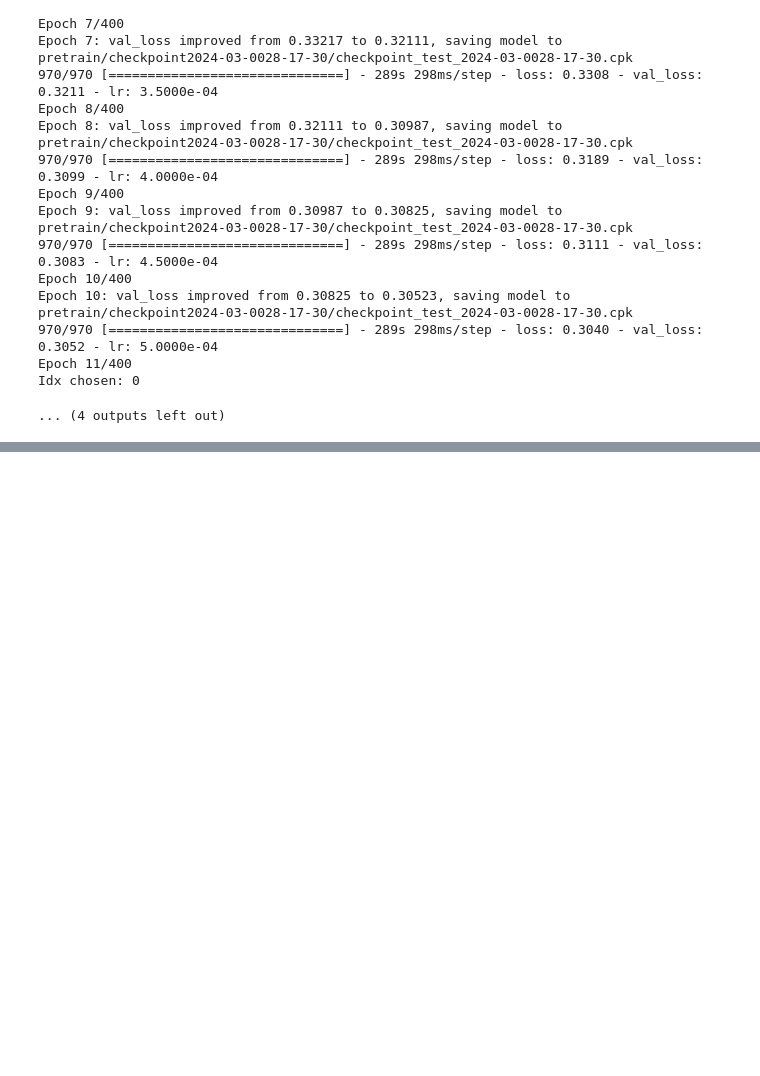
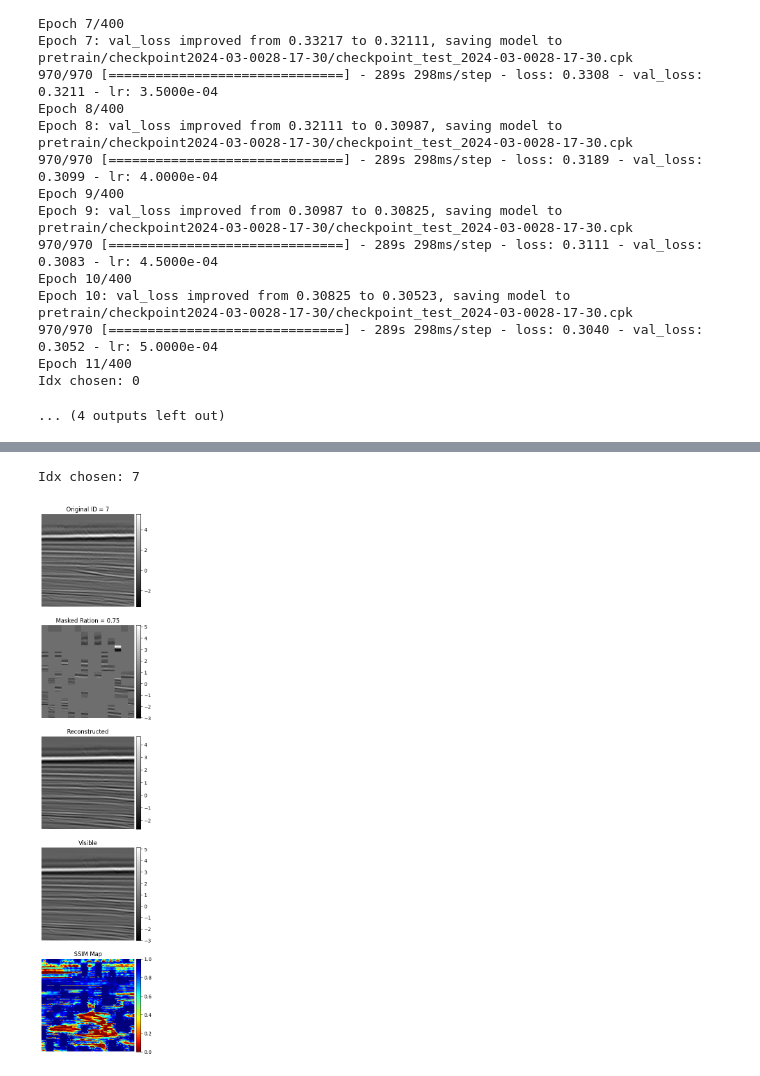
Before and after one commit to lluizfernandotrindade/Natural_Gas_Segmentation, a Jupyter notebook: training-MAE.ipynb, the cells around one changed output, grey strips where cells are left out. Cells and saved outputs as stored; diff of their text form; code cells hidden in the pictures; blank space fills up the shorter version.

Commit message:
- Add of the results

```diff
--- a/training-MAE.ipynb
+++ b/training-MAE.ipynb
@@ -316,7 +316,7 @@ Idx chosen: 0
 model = MaskedAutoencoder(img_size=224, patch_size=16, in_chans=1,
                           embed_dim=192, depth=3, num_heads=6,
                           decoder_embed_dim=512, decoder_depth=4, decoder_num_heads=16,
-                          mlp_ratio=4., mask_ratio=args.mask_ratio, batch_size=args.batch_size, Lambda=True)
+                          mlp_ratio=4., mask_ratio=args.mask_ratio, batch_size=args.batch_size)
 
 model.built = True
 model.load_weights(model_save_name)
@@ -325,8 +343,11 @@ model.summary()
 # %%
 test_images = next(iter(test_data))
 x = test_images
 
-plotter.plot_result(test_images,
+src.plotter.plot_result(test_images,
                     model,
                     model.mask_ratio
                                )
+# %% [output]
+Idx chosen: 7
+[figure, added]
```
Also changed, not shown: parts of 1 cell of this notebook, 1 other file.
